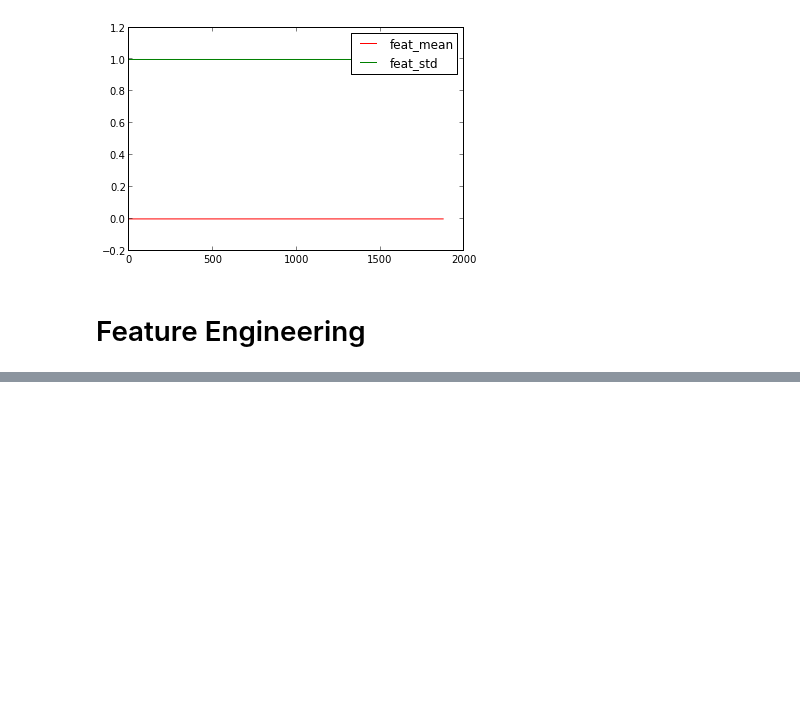
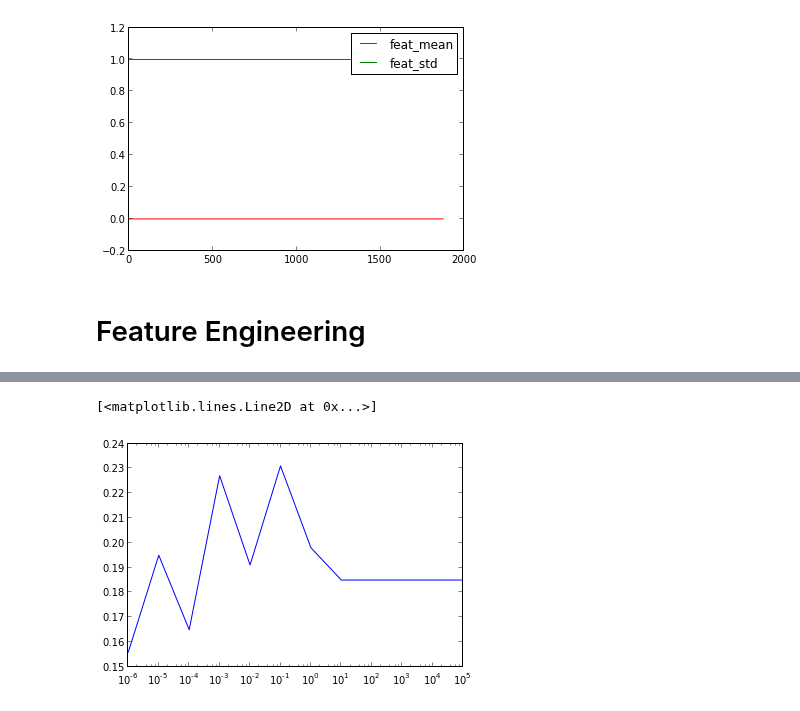
Before and after one commit to dolaameng/tutorials, a Jupyter notebook: ml-tutorials/PRACTICE_feature_and_ensemble.ipynb, the cells around one changed output, grey strips where cells are left out. Cells and saved outputs as stored; diff of their text form; code cells hidden in the pictures; blank space fills up the shorter version.

```diff
--- a/ml-tutorials/PRACTICE_feature_and_ensemble.ipynb
+++ b/ml-tutorials/PRACTICE_feature_and_ensemble.ipynb
@@ -172,0 +330,5 @@ plt.semilogx(alphas, cv_scores)
+# %%
+plt.semilogx(alphas, scores)
+# %% [output]
+[<matplotlib.lines.Line2D at 0x...>]
+[figure, added]
```
Also changed, not shown: parts of 15 cells of this notebook.
